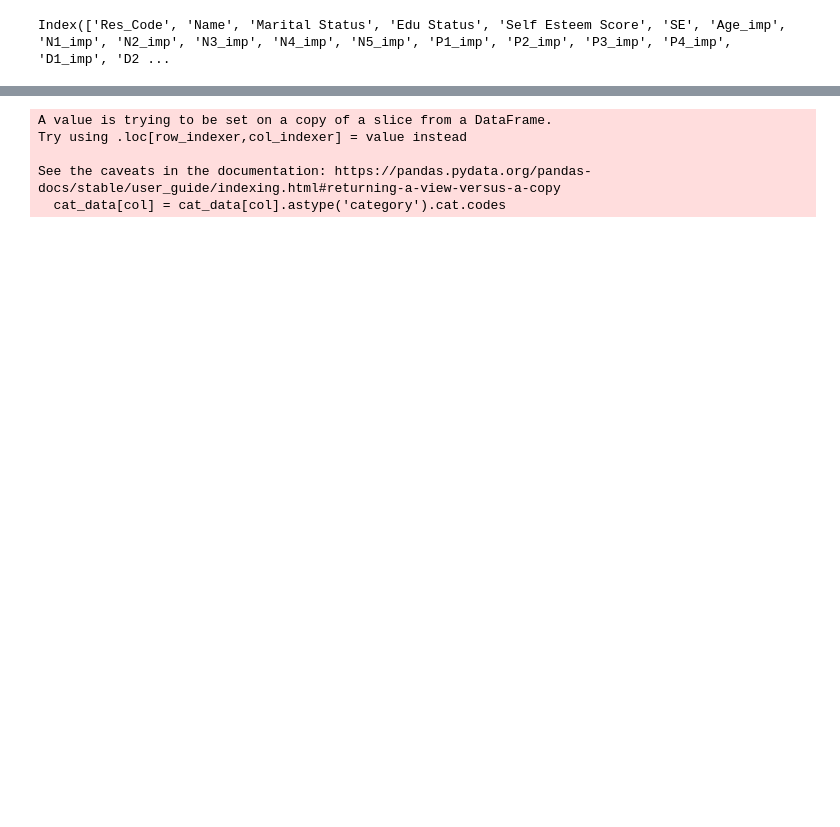
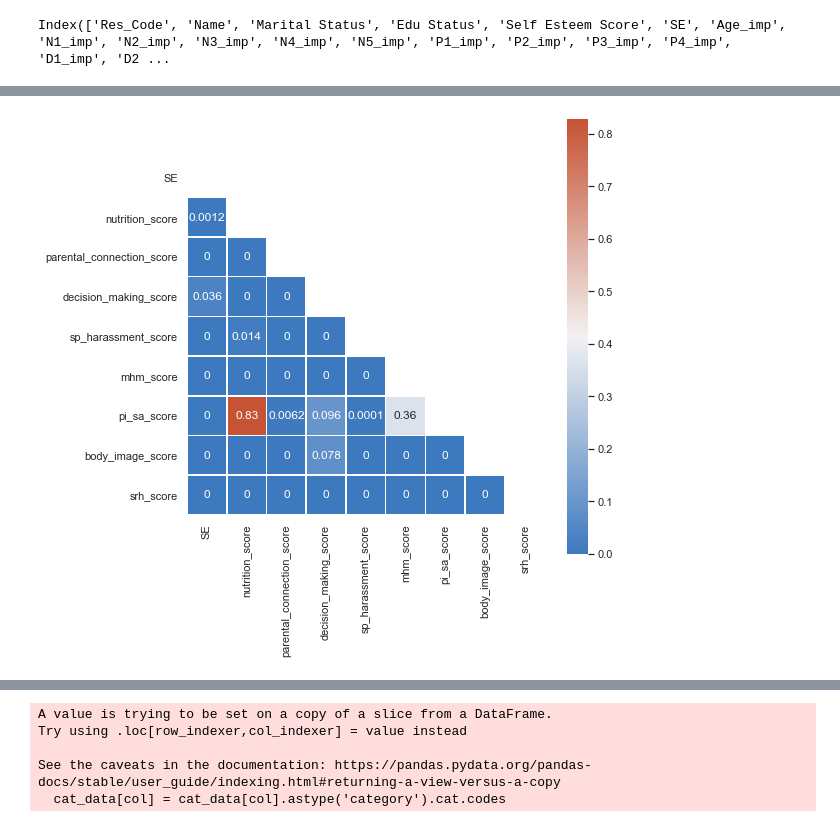
Before and after one commit to muskanjain7/self-esteem-project, a Jupyter notebook: self-esteem create data.ipynb, the cells around one changed output, grey strips where cells are left out. Drawn from its saved outputs; the diff is of its cells as text; code cells hidden in the pictures; blank space fills up the shorter version.

```diff
--- a/self-esteem create data.ipynb
+++ b/self-esteem create data.ipynb
@@ -440,3 +438,15 @@ plt.show()
+# %%
+pvalmat = calculate_pvalues(data[cols])
+mask = np.zeros_like(pvalmat)
+mask[np.triu_indices_from(mask)] = True
+
+plt.close('all')
+with sns.axes_style("white"):
+    _, _ = plt.subplots(figsize=(8, 8))
+    ax = sns.heatmap(pvalmat, square=True, cmap=sns.diverging_palette(250, 20, s=80, as_cmap=True), mask=mask, linewidths=.5, annot=True)
+plt.show()
+# %% [output]
+[figure, added]
 # %%
 plt.close('all')
 sns.scatterplot(data=data, x="SE", y="srh_score", hue='Marital Status')
```
Also changed, not shown: parts of 17 cells of this notebook, 17 other files.
